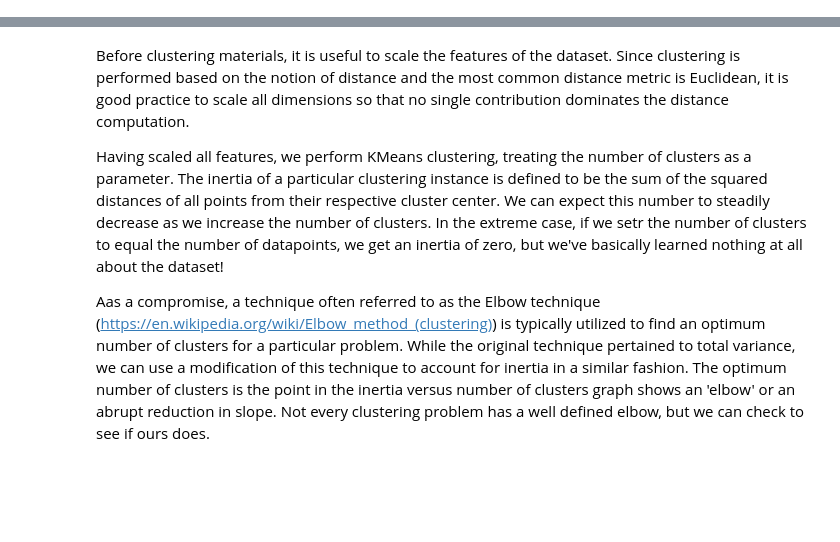
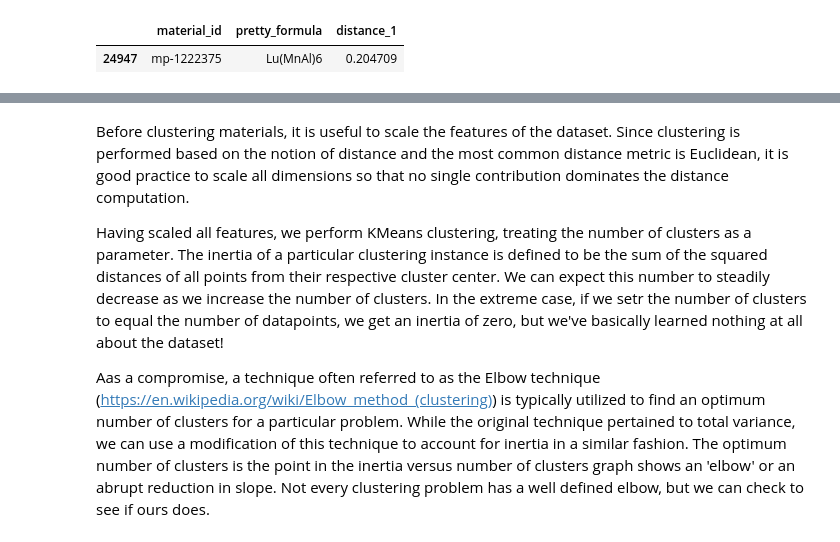
Before and after one commit to g-hegde/material-similarity, a Jupyter notebook: MaterialSimilarity.ipynb, the cells around one changed output, grey strips where cells are left out. Saved outputs shown, nothing was run; the diff lists cells and outputs as text; code cells hidden in the pictures; blank space fills up the shorter version.

```diff
--- a/MaterialSimilarity.ipynb
+++ b/MaterialSimilarity.ipynb
@@ -355,0 +196,7 @@ fingerprint_db.describe() #Get a snapshot of the stats for the db
+# %%
+distances = pairwise_distances(X=mat_val_scaled,Y=cluster_centers,metric='euclidean')
+
+distances_to_centroid_1 = distances[:,0]
+distances_to_centroid_2 = distances[:,1]
+distances_to_centroid_3 = distances[:,2]
+distances_to_centroid_4 = distances[:,3]
@@ -355,0 +205,11 @@ fingerprint_db.describe() #Get a snapshot of the stats for the db
+# %%
+materials_db['distance_1'] = distances_to_centroid_1
+materials_db['distance_2'] = distances_to_centroid_2
+materials_db['distance_3'] = distances_to_centroid_3
+materials_db['distance_4'] = distances_to_centroid_4
+# %%
+materials_db.sort_values(by='distance_1',ascending=True,axis=0,inplace=True)
+materials_db[['material_id','pretty_formula','distance_1']].head(1)
+# %% [output]
+|  | material_id | pretty_formula | distance_1 |
+| 24947 | mp-1222375 | Lu(MnAl)6 | 0.204709 |
```
Also changed, not shown: parts of 70 cells of this notebook.
